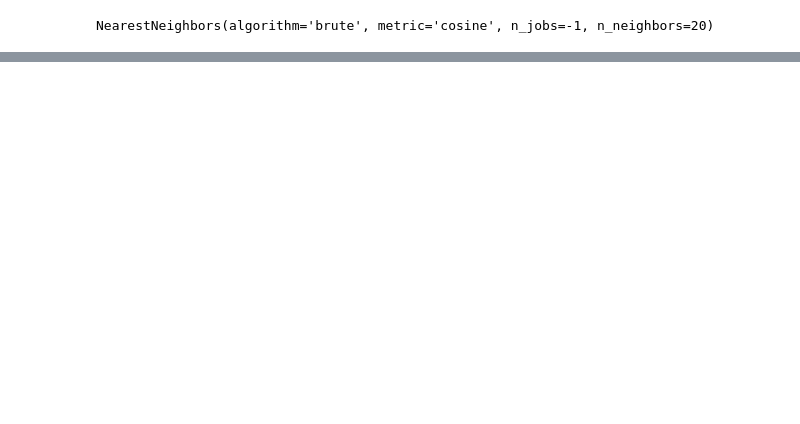
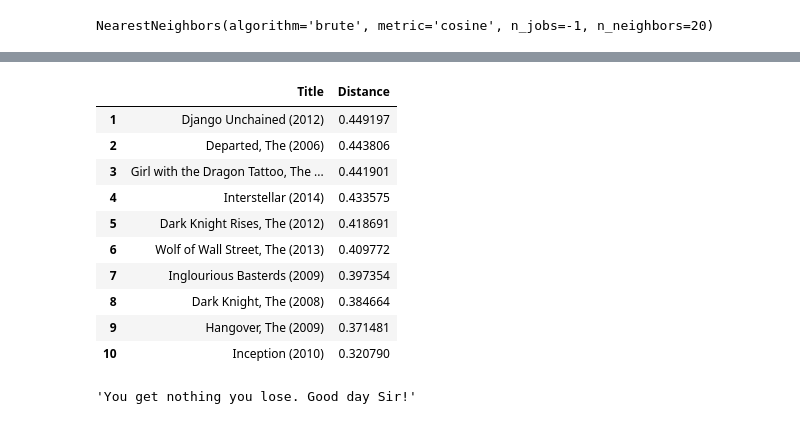
Before and after one commit to proman2520/project-4, a Jupyter notebook: Project4.ipynb, the cells around one changed output, grey strips where cells are left out. Saved outputs shown, nothing was run; the diff lists cells and outputs as text; code cells hidden in the pictures; blank space fills up the shorter version.

```diff
--- a/Project4.ipynb
+++ b/Project4.ipynb
@@ -173,0 +174,18 @@ getrecs('Wizard of Oz')
+# %%
+getrecs('Shutter Island')
+# %% [output]
+|  | Title | Distance |
+| 1 | Django Unchained (2012) | 0.449197 |
+| 2 | Departed, The (2006) | 0.443806 |
+| 3 | Girl with the Dragon Tattoo, The ... | 0.441901 |
+| 4 | Interstellar (2014) | 0.433575 |
+| 5 | Dark Knight Rises, The (2012) | 0.418691 |
+| 6 | Wolf of Wall Street, The (2013) | 0.409772 |
+| 7 | Inglourious Basterds (2009) | 0.397354 |
+| 8 | Dark Knight, The (2008) | 0.384664 |
+| 9 | Hangover, The (2009) | 0.371481 |
+| 10 | Inception (2010) | 0.320790 |
+# %%
+getrecs('The Truman Show')
+# %% [output]
+'You get nothing you lose. Good day Sir!'
```
Also changed, not shown: parts of 4 cells of this notebook, 2 other files.
